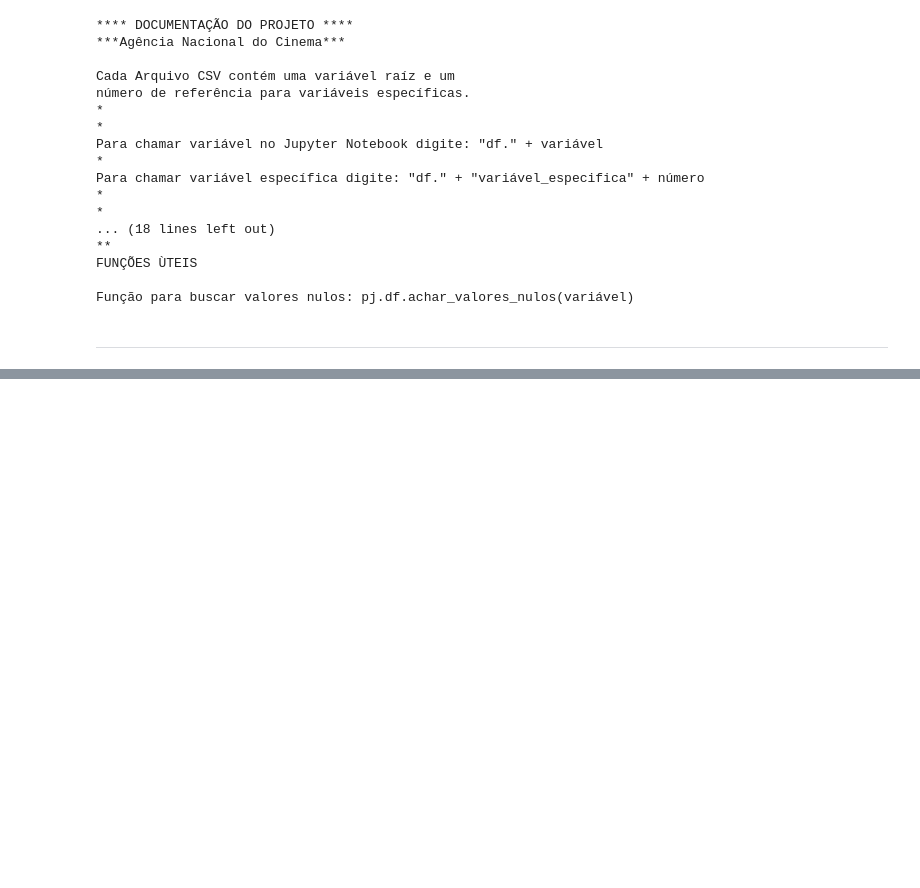
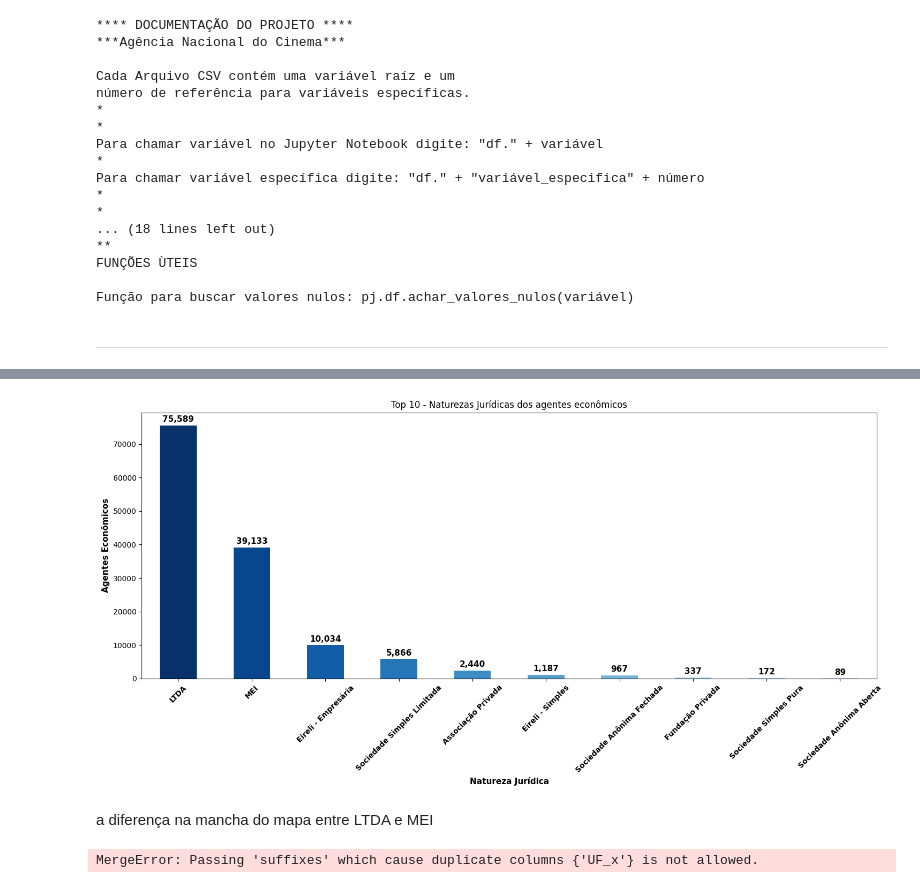
Before and after one commit to fonsecadados/AgenciaNacionalDoCinema_ANCINE, a Jupyter notebook: Notebook_Novo.ipynb, the cells around one changed output, grey strips where cells are left out. Drawn from its saved outputs; the diff is of its cells as text; code cells hidden in the pictures; blank space fills up the shorter version.

```diff
--- a/Notebook_Novo.ipynb
+++ b/Notebook_Novo.ipynb
@@ -73,0 +184,68 @@ carregar()
+# %%
+natureza_juridica = pd.DataFrame(agnts_atividades_economicas)
+natureza_juridica['NATUREZA_JURIDICA'] = natureza_juridica['NATUREZA_JURIDICA'].replace({
+    'Sociedade Empresária Limitada' : 'LTDA',
+    'Empresário (Individual)': 'MEI',
+    'Empresa Individual de Responsabilidade Limitada (de Natureza Empresária)' : 'Eireli - Empresária',
+    'Empresa Individual de Responsabilidade Limitada (de Natureza Simples)' : 'Eireli - Simples'
+})
+ranking_natureza_juridica_top_10 = natureza_juridica['NATUREZA_JURIDICA'].value_counts().head(10)
+ranking_natureza_juridica_top_10
+
+plt.figure(figsize=(15,7.5))
+cores = plt.cm.Blues(np.linspace(1, 0.2, len(ranking_natureza_juridica_top_10)))
+ax = ranking_natureza_juridica_top_10.plot(kind='bar', color=cores)
+
+for n in ax.patches:
+    ax.annotate(format(n.get_height(), ',.0f'),
+                    (n.get_x() + n.get_width() / 2., n.get_height()),
+                    ha = 'center', va = 'center',
+                    xytext = (0, 8),
+                    textcoords = 'offset points',
+                    fontsize=11, fontweight='bold')
+
+plt.title('Top 10 - Naturezas Jurídicas dos agentes econômicos')
+plt.xlabel('Natureza Jurídica', fontsize=11, fontweight='bold')
+plt.ylabel('Agentes Econômicos', fontsize=11, fontweight='bold')
+plt.xticks(rotation=45, fontweight='bold')
+plt.tight_layout()
+plt.show()
+# %% [output]
+[figure, added]
+# %% [markdown]
+a diferença na mancha do mapa entre LTDA e MEI
+# %%
+# Calcular totais de MEI por estado
+totais_mei_por_estado = mei['UF'].value_counts().reset_index()
+totais_mei_por_estado.columns = ['UF', 'Total_MEI']
+
+# Mesclar os totais de MEI com o DataFrame brasil
+brasil = brasil.merge(totais_mei_por_estado, left_on='SIGLA_UF', right_on='UF')
+brasil.drop(columns=['UF'], inplace=True)  # Remover a coluna 'UF' duplicada
+
+# Calcular totais de LTDA por estado
+totais_ltda_por_estado = ltda['UF'].value_counts().reset_index()
+totais_ltda_por_estado.columns = ['UF', 'Total_LTDA']
+
+# Mesclar os totais de LTDA com o DataFrame brasil
+brasil = brasil.merge(totais_ltda_por_estado, left_on='SIGLA_UF', right_on='UF')
+brasil.drop(columns=['UF'], inplace=True)  # Remover a coluna 'UF' duplicada
+
+# Plotar os dois mapas lado a lado
+fig, axs = plt.subplots(1, 2, figsize=(16, 8))
+
+# Primeiro mapa - Distribuição total de agentes econômicos por estado
+brasil.plot(column='Total', cmap='Blues', linewidth=0.8, ax=axs[0], edgecolor='0.3', legend=True)
+axs[0].set_title('Distribuição dos Agentes Econômicos')
+axs[0].set_xlabel(None)
+axs[0].set_ylabel(None)
+
+# Segundo mapa - Distribuição de agentes econômicos excluindo SP e RJ
+brasil.plot(column='Total_count', cmap='Blues', linewidth=0.8, ax=axs[1], edgecolor='0.3', legend=True)
+axs[1].set_title('Distribuição dos Agentes Econômicos (excluindo SP e RJ)')
+axs[1].set_xlabel(None)
+axs[1].set_ylabel(None)
+
+plt.show()
+# %% [output]
+MergeError: Passing 'suffixes' which cause duplicate columns {'UF_x'} is not allowed.
```
Also changed, not shown: parts of 13 cells of this notebook, 5 other files.
